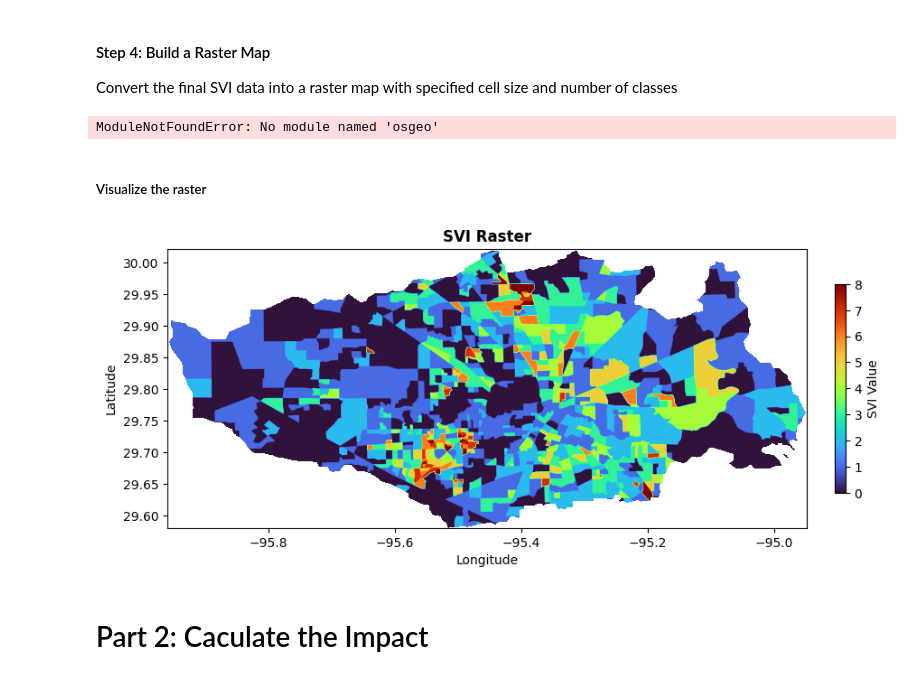
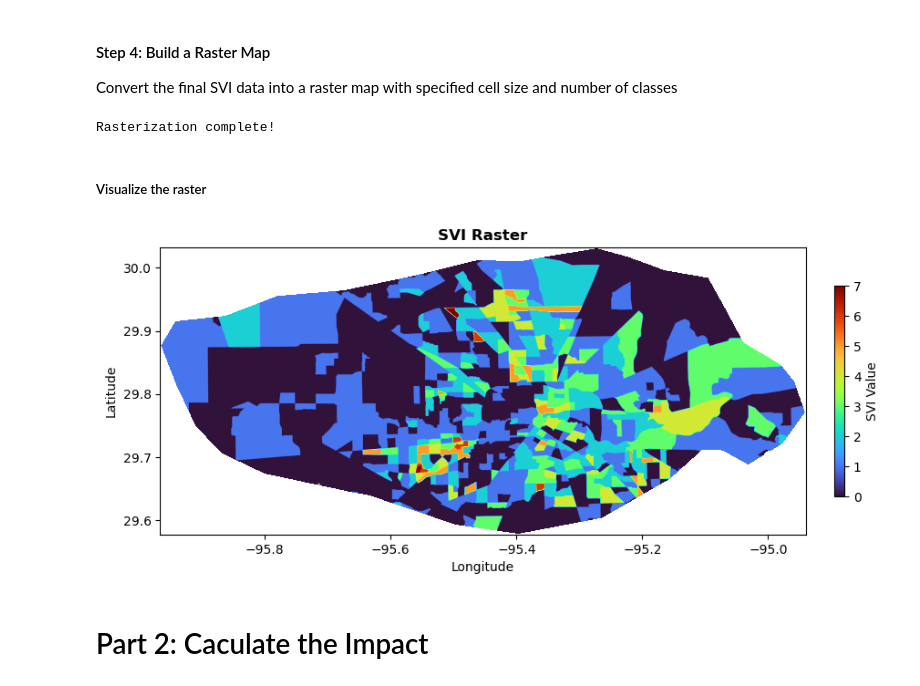
Before and after one commit to clynwatts/Impact_Map_Forecasting, a Jupyter notebook: Texas_example/Impact_Map_generation_w_premade_FIM.ipynb, the cells around one changed output. Saved outputs shown, nothing was run; the diff lists cells and outputs as text; code cells hidden in the pictures.

```diff
--- a/Texas_example/Impact_Map_generation_w_premade_FIM.ipynb
+++ b/Texas_example/Impact_Map_generation_w_premade_FIM.ipynb
@@ -132,11 +108,11 @@ plt.show()
 #### Step 2: Filter and Clean the Data
 # %%
 # Identify the columns starting with 'F_'
-flag_columns = [col for col in clipped_gdf.columns if col.startswith('F_')]
+flag_columns = [col for col in svi_cleaned.columns if col.startswith('F_')]
 
 # Keep geospatial columns (geometry) and flag columns
 columns_to_keep = ['geometry'] + flag_columns
-clipped_gdf = clipped_gdf[columns_to_keep]
+svi_cleaned = svi_cleaned[columns_to_keep]
 
 # Function to fill -999 values with the average of neighboring values
 def fill_missing_values(gdf, columns):
@@ -149,10 +125,10 @@ def fill_missing_values(gdf, columns):
     return gdf
 
 # Fill missing values
-clipped_gdf = fill_missing_values(clipped_gdf, flag_columns)
+svi_cleaned = fill_missing_values(svi_cleaned, flag_columns)
 
 # Save the cleaned data
-clipped_gdf.to_file(r'C:/Users/Lyn\Documents/Programming/Python_codes/Impact_Map_Forecasting/Input_files/svi_cleaned.shp')
+svi_cleaned.to_file(svi_cleaned_path)
 # %% [markdown]
 #### Step 3: Calculate the Final SVI
 # %%
@@ -160,11 +136,11 @@ clipped_gdf.to_file(r'C:/Users/Lyn\Documents/Programming/Python_codes/Impact_Map
 #clipped_gdf = gpd.read_file(r'D:/Hesham/CUAHSI/Geospatial/Jupyter N2/cleaned_data.shp')
 
 # Select specific variables for SVI calculation
-selected_variables = ['F_POV150', 'F_UNEMP', 'F_HBURD', 'F_UNINSUR', 'F_AGE65', 'F_AGE17', 'F_DISABL', 'F_LIMENG', 'F_MUNIT', 'F_MOBILE', 'F_CROWD', 'F_NOVEH', 'F_GROUPQ']
-clipped_gdf['SVI'] = clipped_gdf[selected_variables].sum(axis=1)
+selected_variables = ['F_POV', 'F_UNEMP', 'F_AGE65', 'F_AGE17', 'F_DISABL', 'F_LIMENG', 'F_MUNIT', 'F_MOBILE', 'F_CROWD', 'F_NOVEH', 'F_GROUPQ']
+svi_cleaned['SVI'] = svi_cleaned[selected_variables].sum(axis=1)
 
 # Remove all columns except 'geometry' and 'SVI'
-clipped_gdf = clipped_gdf[['geometry', 'SVI']]
+svi_cleaned = svi_cleaned[['geometry', 'SVI']]
 
 # Visualize the SVI with a legend
 fig, ax = plt.subplots(figsize=(10, 10))
@@ -172,10 +148,10 @@ fig, ax = plt.subplots(figsize=(10, 10))
 # Number of classes for visualization
 num_classes = 5
 cmap = plt.cm.viridis
-norm = colors.BoundaryNorm(np.linspace(clipped_gdf['SVI'].min(), clipped_gdf['SVI'].max(), num_classes + 1), cmap.N)
+norm = colors.BoundaryNorm(np.linspace(svi_cleaned['SVI'].min(), svi_cleaned['SVI'].max(), num_classes + 1), cmap.N)
 
 # Plot the data
-clipped_gdf.plot(column='SVI', cmap=cmap, linewidth=0.8, ax=ax, edgecolor='0.8', legend=False, norm=norm)
+svi_cleaned.plot(column='SVI', cmap=cmap, linewidth=0.8, ax=ax, edgecolor='0.8', legend=False, norm=norm)
 
 # Add color bar
 sm = plt.cm.ScalarMappable(cmap=cmap, norm=norm)
@@ -189,5 +165,5 @@ plt.ylabel('Latitude')
 plt.show()
 
 # Save the SVI data
-clipped_gdf.to_file(r'C:/Users/Lyn\Documents/Programming/Python_codes/Impact_Map_Forecasting/Input_files/svi_cleaned.shp')
+svi_cleaned.to_file(svi_cleaned_path)
 # %% [output]
@@ -238,10 +185,10 @@ from osgeo import gdal, ogr, osr
 os.chdir(r'C:/Users/Lyn/Documents/Programming/Python_codes/Impact_Map_Forecasting/Texas_example')
 
 # Read the shapefile using GeoPandas
-shapefile = gpd.read_file(r'D:/Hesham/CUAHSI/Geospatial/Jupyter N2/svi_data.shp')
+shapefile = svi_cleaned
 
 # Open the shapefile using OGR
-input_shp = ogr.Open(r'D:/Hesham/CUAHSI/Geospatial/Jupyter N2/svi_data.shp')
+input_shp = ogr.Open(svi_cleaned_path)
 source_layer = input_shp.GetLayer()
 defn = source_layer.GetLayerDefn()
 
@@ -252,7 +199,7 @@ for n in range(defn.GetFieldCount()):
     column_names.append(fdefn.GetName())
 
 # Define output raster location and pixel size
-output_raster_location = r'D:/Hesham/CUAHSI/Geospatial/Jupyter N3/svi_raster.tif'
+svi_raster_path = r'C:/Users/Lyn/Documents/Programming/Python_codes/Impact_Map_Forecasting/Texas_example/svi_raster.tif'
 pixel_size = 0.0001
 
 # Get extent of the source layer
@@ -263,12 +210,12 @@ x_res = int(round((xmax - xmin) / pixel_size))
 y_res = int(round((ymax - ymin) / pixel_size))
 
 # Create the target raster file
-target_ds = gdal.GetDriverByName('GTiff').Create(output_raster_location, x_res, y_res, 1, gdal.GDT_Float32, ['COMPRESS=LZW'])
+target_ds = gdal.GetDriverByName('GTiff').Create(svi_raster_path, x_res, y_res, 1, gdal.GDT_Float32, ['COMPRESS=LZW'])
 target_ds.SetGeoTransform((xmin, pixel_size, 0, ymax, 0, -pixel_size))
 
 # Set projection
 srs = osr.SpatialReference()
-srs.ImportFromEPSG(4269)  # EPSG:4269 is NAD83
+srs.ImportFromEPSG(4326)  # EPSG:4269 is NAD83
 target_ds.SetProjection(srs.ExportToWkt())
 
 # Get the raster band and set NoData value
@@ -284,31 +231,30 @@ target_ds = None
 
 print("Rasterization complete!")
 # %% [output]
-ModuleNotFoundError: No module named 'osgeo'
+Rasterization complete!
 # %% [markdown]
 ##### Visualize the raster
 # %%
-# Define the path to the raster file
-raster_file = r'D:/Hesham/CUAHSI/Geospatial/Jupyter N3/svi_raster.tif'
+
 
 # Open the raster file
-with rasterio.open(raster_file) as src:
+with rasterio.open(svi_raster_path) as src:
     # Plot the raster
     fig, ax = plt.subplots(figsize=(10, 10))
     img = show(src, ax=ax, cmap='turbo', title='SVI Raster')
 
     # Set axis labels
     plt.xlabel('Longitude')
     plt.ylabel('Latitude')
 
     # Add colorbar with size control
     cbar = plt.colorbar(img.get_images()[0], ax=ax, orientation='vertical', fraction=0.046, pad=0.04, shrink=0.3)
     cbar.set_label('SVI Value')
 
     # Show plot
     plt.show()
 # %% [output]
-[figure, old version]
+[figure, new version]
 # %% [markdown]
 # Part 2: Caculate the Impact
 # %% [markdown]
```
Also changed, not shown: parts of 21 cells of this notebook, 14 other files.
